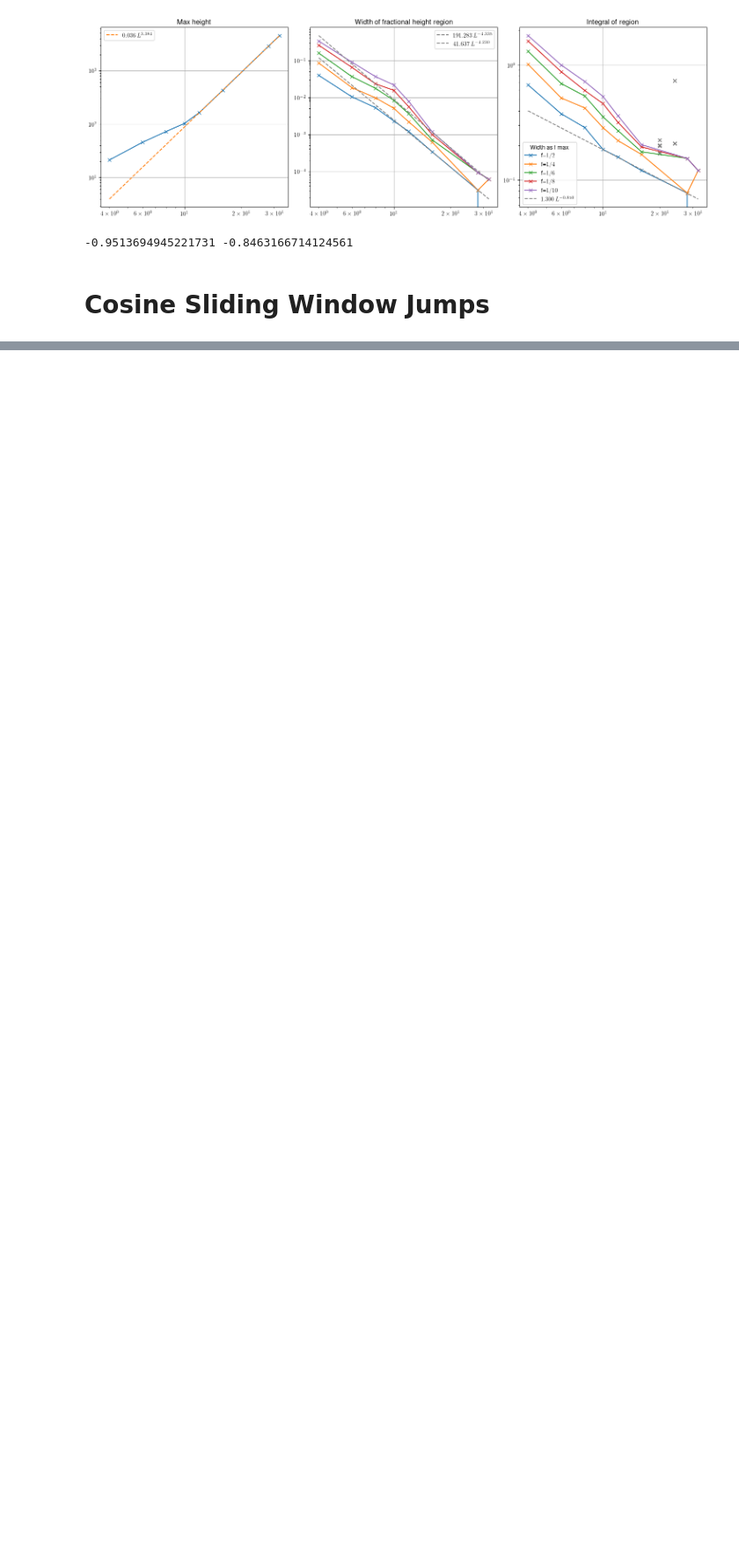
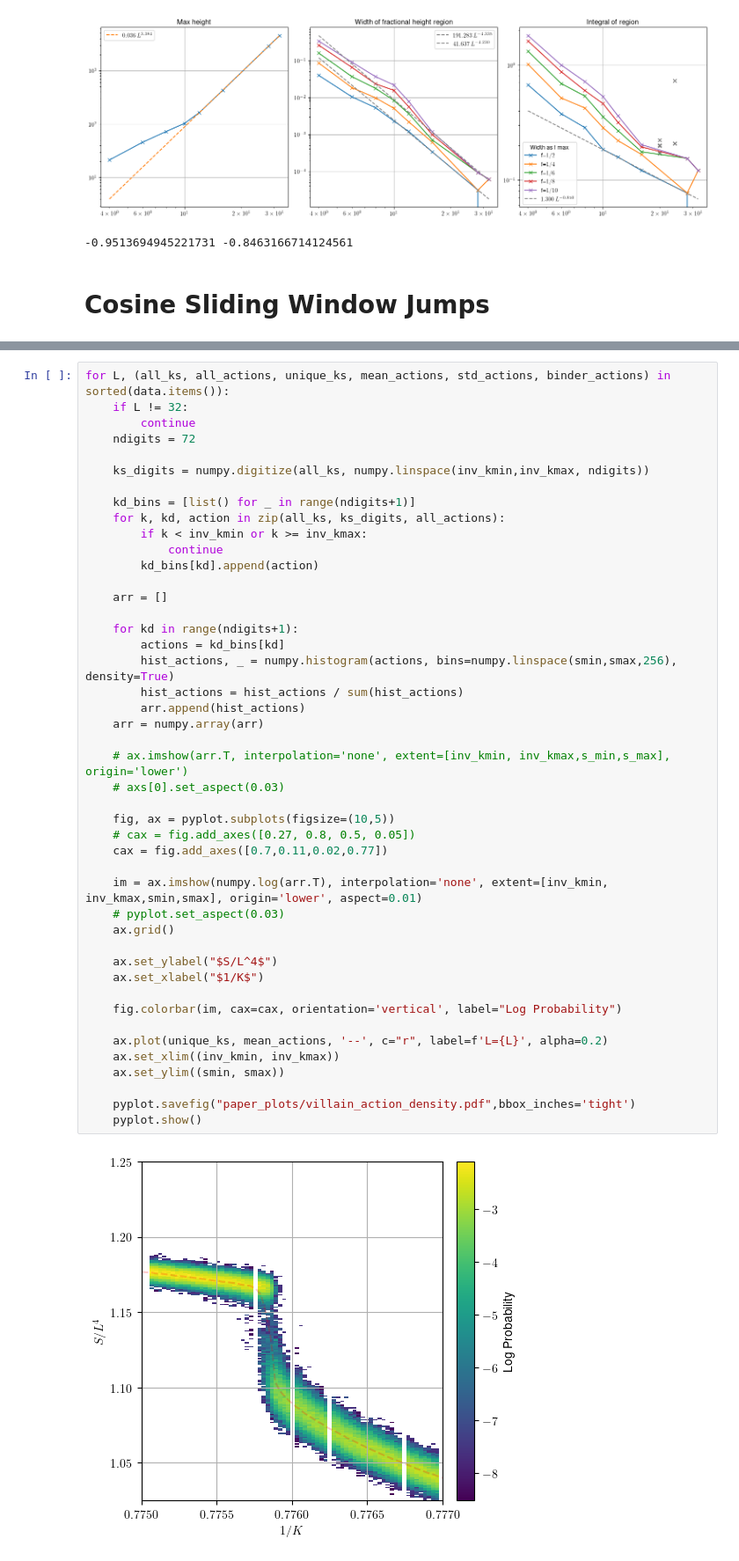
Before and after one commit to Renmusxd/GaugeTheoryRunner, a Jupyter notebook: jupyter/PaperPlots.ipynb, the cells around one changed output, grey strips where cells are left out. Shown at 88% size. Saved outputs shown, nothing was run; the diff lists cells and outputs as text; blank space fills up the shorter version.

```diff
--- a/jupyter/PaperPlots.ipynb
+++ b/jupyter/PaperPlots.ipynb
@@ -448,0 +538,47 @@ pyplot.show()
+# %%
+for L, (all_ks, all_actions, unique_ks, mean_actions, std_actions, binder_actions) in sorted(data.items()):
+    if L != 32:
+        continue
+    ndigits = 72
+
+    ks_digits = numpy.digitize(all_ks, numpy.linspace(inv_kmin,inv_kmax, ndigits))
+
+    kd_bins = [list() for _ in range(ndigits+1)]
+    for k, kd, action in zip(all_ks, ks_digits, all_actions):
+        if k < inv_kmin or k >= inv_kmax:
+            continue
+        kd_bins[kd].append(action)
+
+    arr = []
+
+    for kd in range(ndigits+1):
+        actions = kd_bins[kd]
+        hist_actions, _ = numpy.histogram(actions, bins=numpy.linspace(smin,smax,256), density=True)
+        hist_actions = hist_actions / sum(hist_actions)
+        arr.append(hist_actions)
+    arr = numpy.array(arr)
+
+    # ax.imshow(arr.T, interpolation='none', extent=[inv_kmin, inv_kmax,s_min,s_max], origin='lower')
+    # axs[0].set_aspect(0.03)
+
+    fig, ax = pyplot.subplots(figsize=(10,5))
+    # cax = fig.add_axes([0.27, 0.8, 0.5, 0.05])
+    cax = fig.add_axes([0.7,0.11,0.02,0.77])
+
+    im = ax.imshow(numpy.log(arr.T), interpolation='none', extent=[inv_kmin, inv_kmax,smin,smax], origin='lower', aspect=0.01)
+    # pyplot.set_aspect(0.03)
+    ax.grid()
+
+    ax.set_ylabel("$S/L^4$")
+    ax.set_xlabel("$1/K$")
+
+    fig.colorbar(im, cax=cax, orientation='vertical', label="Log Probability")
+
+    ax.plot(unique_ks, mean_actions, '--', c="r", label=f'L={L}', alpha=0.2)
+    ax.set_xlim((inv_kmin, inv_kmax))
+    ax.set_ylim((smin, smax))
+
+    pyplot.savefig("paper_plots/villain_action_density.pdf",bbox_inches='tight')
+    pyplot.show()
+# %% [output]
+[figure, added]
```
Also changed, not shown: parts of 11 cells of this notebook.
